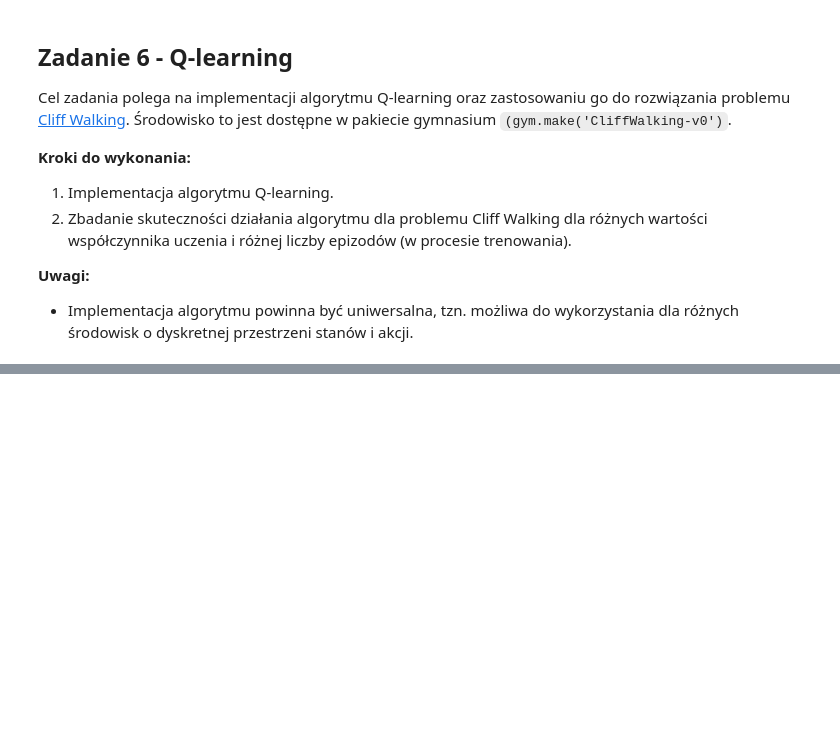
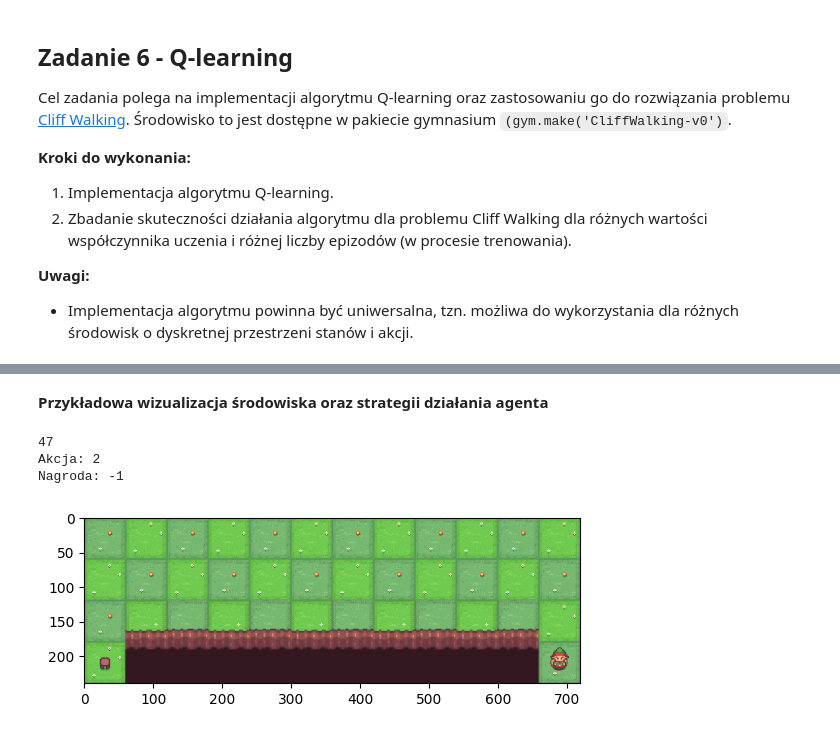
Before and after one commit to kzaleskaa/artificial-intelligence-introduction, a Jupyter notebook: 06-q-learning-algorithm/solution.ipynb, the cells around one changed output, grey strips where cells are left out. Cells and saved outputs as stored; diff of their text form; code cells hidden in the pictures; blank space fills up the shorter version.

```diff
--- a/06-q-learning-algorithm/solution.ipynb
+++ b/06-q-learning-algorithm/solution.ipynb
@@ -82,0 +118,10 @@ for _ in range(10):
+# %%
+def print_frames(frames: List[dict]):
+    for _, frame in enumerate(frames):
+        clear_output(wait=True)
+        print(frame["state"])
+        print(f"Akcja: {frame['action']}")
+        print(f"Nagroda: {frame['reward']}")
+        plt.imshow(frame["frame"])
+        plt.show()
+        sleep(0.5)
@@ -82,0 +165,10 @@ for _ in range(10):
+# %% [markdown]
+**Przykładowa wizualizacja środowiska oraz strategii działania agenta**
+# %%
+frames = get_all_steps(env, Q_random)
+print_frames(frames)
+# %% [output]
+47
+Akcja: 2
+Nagroda: -1
+[figure, added]
```
Also changed, not shown: parts of 24 cells of this notebook.
